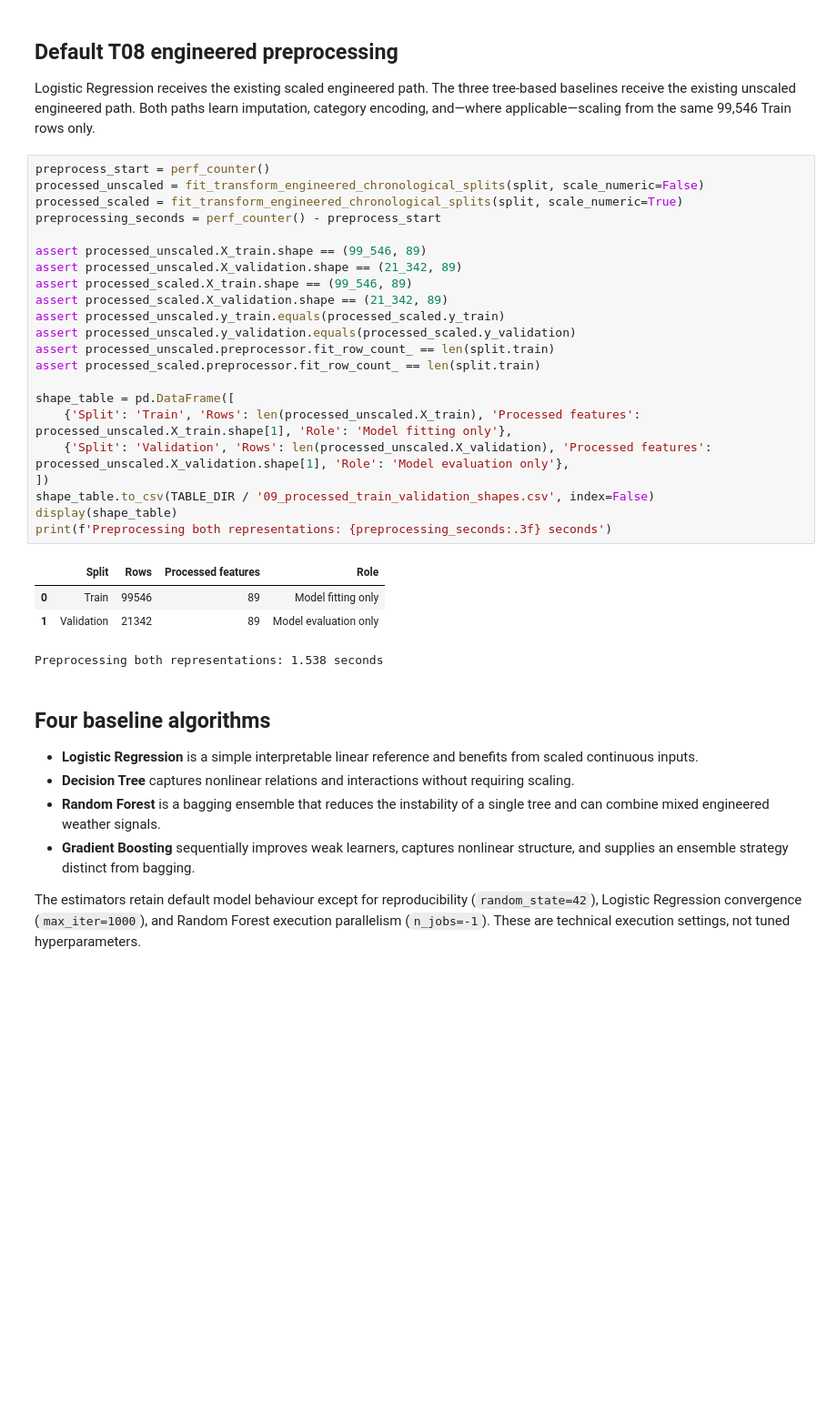
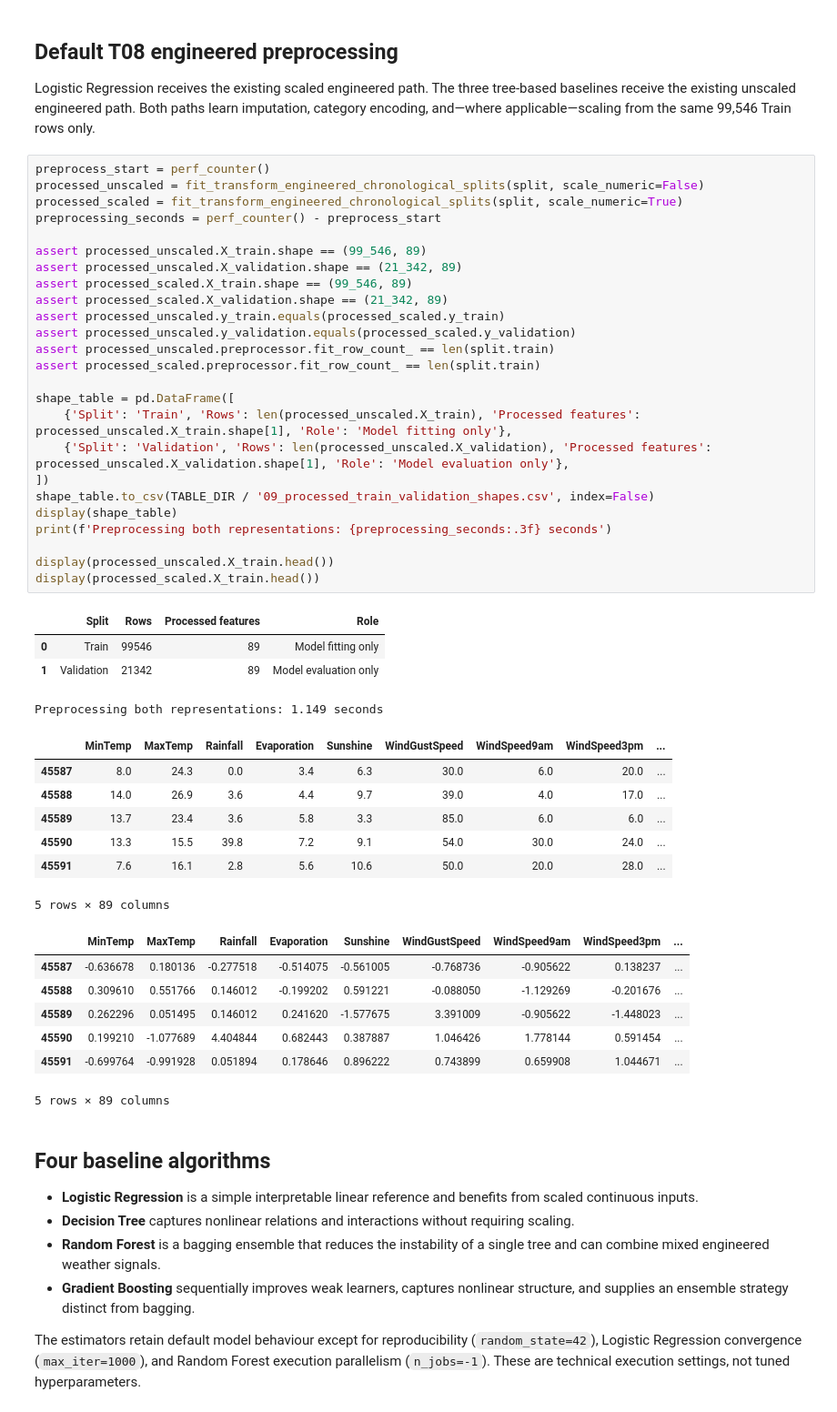
Before and after one commit to oshan-rajakaruna/FDM_Mini_Project, a Jupyter notebook: notebooks/08_baseline_models.ipynb, the cells around one changed output. Shown at 91% size. Drawn from its saved outputs; the diff is of its cells as text; blank space fills up the shorter version.

```diff
--- a/notebooks/08_baseline_models.ipynb
+++ b/notebooks/08_baseline_models.ipynb
@@ -57,30 +57,47 @@ Logistic Regression receives the existing scaled engineered path. The three tree
 # %%
 preprocess_start = perf_counter()
 processed_unscaled = fit_transform_engineered_chronological_splits(split, scale_numeric=False)
 processed_scaled = fit_transform_engineered_chronological_splits(split, scale_numeric=True)
 preprocessing_seconds = perf_counter() - preprocess_start
 
 assert processed_unscaled.X_train.shape == (99_546, 89)
 assert processed_unscaled.X_validation.shape == (21_342, 89)
 assert processed_scaled.X_train.shape == (99_546, 89)
 assert processed_scaled.X_validation.shape == (21_342, 89)
 assert processed_unscaled.y_train.equals(processed_scaled.y_train)
 assert processed_unscaled.y_validation.equals(processed_scaled.y_validation)
 assert processed_unscaled.preprocessor.fit_row_count_ == len(split.train)
 assert processed_scaled.preprocessor.fit_row_count_ == len(split.train)
 
 shape_table = pd.DataFrame([
     {'Split': 'Train', 'Rows': len(processed_unscaled.X_train), 'Processed features': processed_unscaled.X_train.shape[1], 'Role': 'Model fitting only'},
     {'Split': 'Validation', 'Rows': len(processed_unscaled.X_validation), 'Processed features': processed_unscaled.X_validation.shape[1], 'Role': 'Model evaluation only'},
 ])
 shape_table.to_csv(TABLE_DIR / '09_processed_train_validation_shapes.csv', index=False)
 display(shape_table)
 print(f'Preprocessing both representations: {preprocessing_seconds:.3f} seconds')
+
+display(processed_unscaled.X_train.head())
+display(processed_scaled.X_train.head())
 # %% [output]
 |  | Split | Rows | Processed features | Role |
 | 0 | Train | 99546 | 89 | Model fitting only |
 | 1 | Validation | 21342 | 89 | Model evaluation only |
-Preprocessing both representations: 1.538 seconds
+Preprocessing both representations: 1.149 seconds
+|  | MinTemp | MaxTemp | Rainfall | Evaporation | Sunshine | WindGustSpeed | WindSpeed9am | WindSpeed3pm | ... |
+| 45587 | 8.0 | 24.3 | 0.0 | 3.4 | 6.3 | 30.0 | 6.0 | 20.0 | ... |
+| 45588 | 14.0 | 26.9 | 3.6 | 4.4 | 9.7 | 39.0 | 4.0 | 17.0 | ... |
+| 45589 | 13.7 | 23.4 | 3.6 | 5.8 | 3.3 | 85.0 | 6.0 | 6.0 | ... |
+| 45590 | 13.3 | 15.5 | 39.8 | 7.2 | 9.1 | 54.0 | 30.0 | 24.0 | ... |
+| 45591 | 7.6 | 16.1 | 2.8 | 5.6 | 10.6 | 50.0 | 20.0 | 28.0 | ... |
+5 rows × 89 columns
+|  | MinTemp | MaxTemp | Rainfall | Evaporation | Sunshine | WindGustSpeed | WindSpeed9am | WindSpeed3pm | ... |
+| 45587 | -0.636678 | 0.180136 | -0.277518 | -0.514075 | -0.561005 | -0.768736 | -0.905622 | 0.138237 | ... |
+| 45588 | 0.309610 | 0.551766 | 0.146012 | -0.199202 | 0.591221 | -0.088050 | -1.129269 | -0.201676 | ... |
+| 45589 | 0.262296 | 0.051495 | 0.146012 | 0.241620 | -1.577675 | 3.391009 | -0.905622 | -1.448023 | ... |
+| 45590 | 0.199210 | -1.077689 | 4.404844 | 0.682443 | 0.387887 | 1.046426 | 1.778144 | 0.591454 | ... |
+| 45591 | -0.699764 | -0.991928 | 0.051894 | 0.178646 | 0.896222 | 0.743899 | 0.659908 | 1.044671 | ... |
+5 rows × 89 columns
 # %% [markdown]
 ## Four baseline algorithms
 
```
